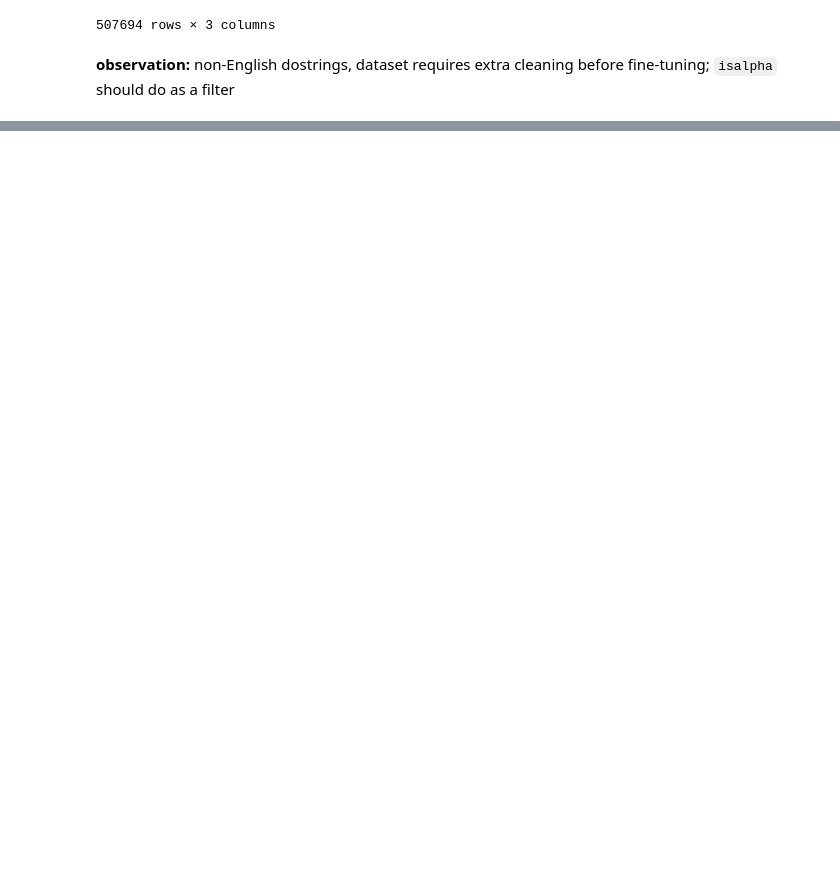
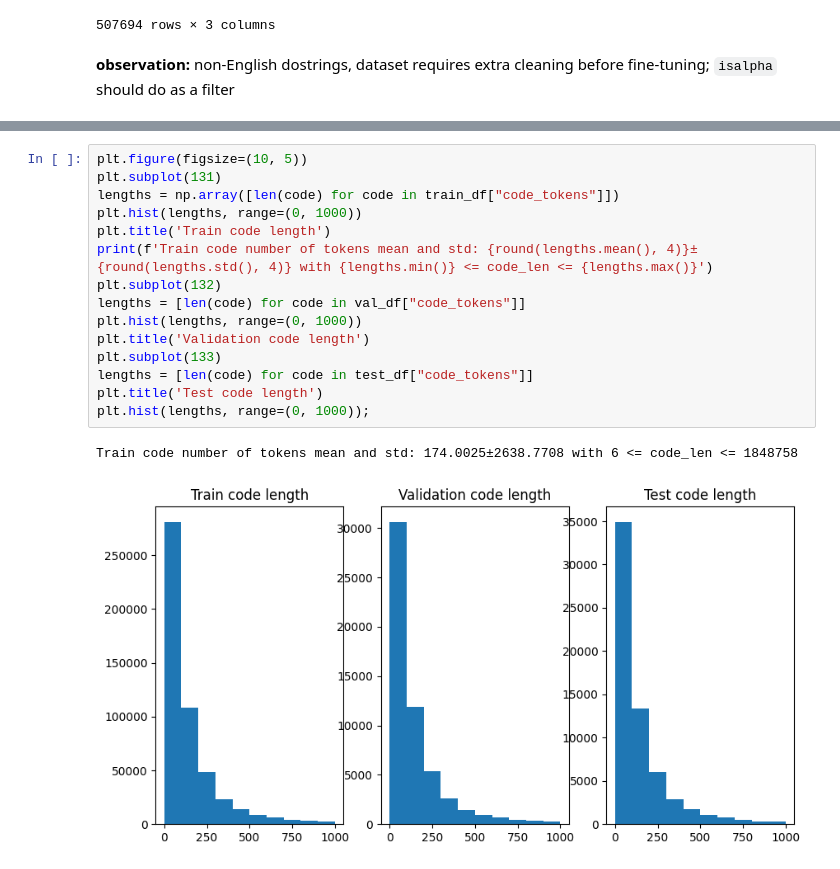
Before and after one commit to leiluk1/CodeSearcher, a Jupyter notebook: src/datasets/PyTorrent/exploratory_data_analysis.ipynb, the cells around one changed output, grey strips where cells are left out. Saved outputs shown, nothing was run; the diff lists cells and outputs as text; blank space fills up the shorter version.

```diff
--- a/src/datasets/PyTorrent/exploratory_data_analysis.ipynb
+++ b/src/datasets/PyTorrent/exploratory_data_analysis.ipynb
@@ -94,0 +114,18 @@ def serialize_headers(self):
+# %%
+plt.figure(figsize=(10, 5))
+plt.subplot(131)
+lengths = np.array([len(code) for code in train_df["code_tokens"]])
+plt.hist(lengths, range=(0, 1000))
+plt.title('Train code length')
+print(f'Train code number of tokens mean and std: {round(lengths.mean(), 4)}±{round(lengths.std(), 4)} with {lengths.min()} <= code_len <= {lengths.max()}')
+plt.subplot(132)
+lengths = [len(code) for code in val_df["code_tokens"]]
+plt.hist(lengths, range=(0, 1000))
+plt.title('Validation code length')
+plt.subplot(133)
+lengths = [len(code) for code in test_df["code_tokens"]]
+plt.title('Test code length')
+plt.hist(lengths, range=(0, 1000));
+# %% [output]
+Train code number of tokens mean and std: 174.0025±2638.7708 with 6 <= code_len <= 1848758
+[figure, added]
```
Also changed, not shown: parts of 6 cells of this notebook, 1 other file.
